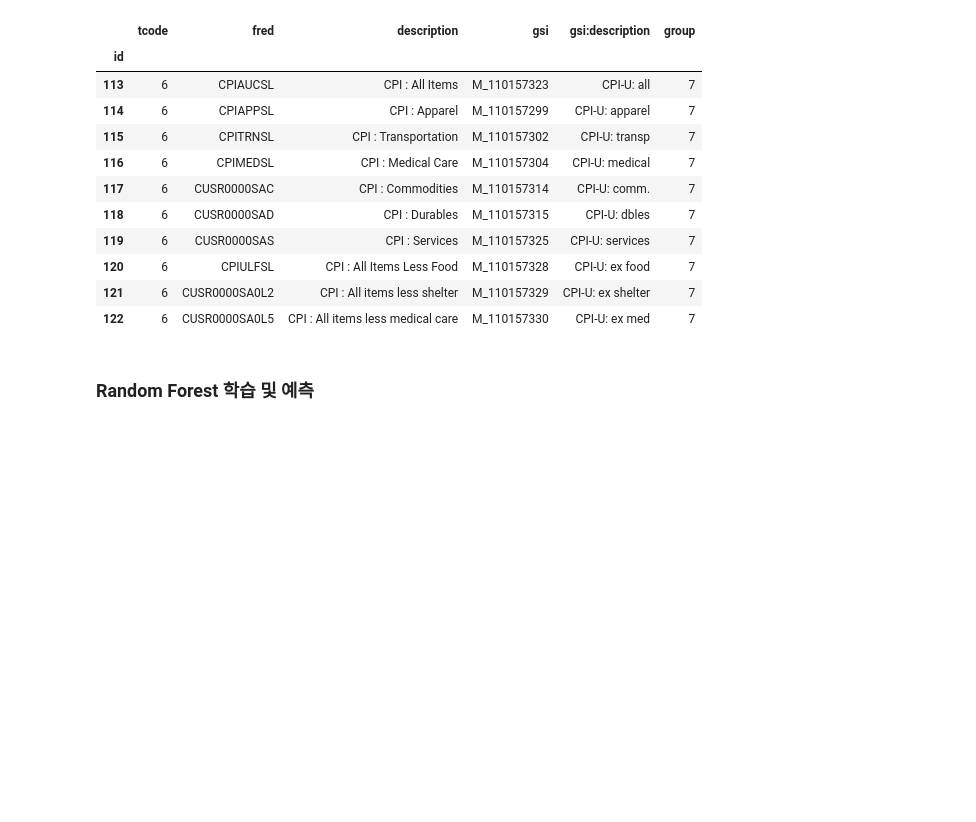
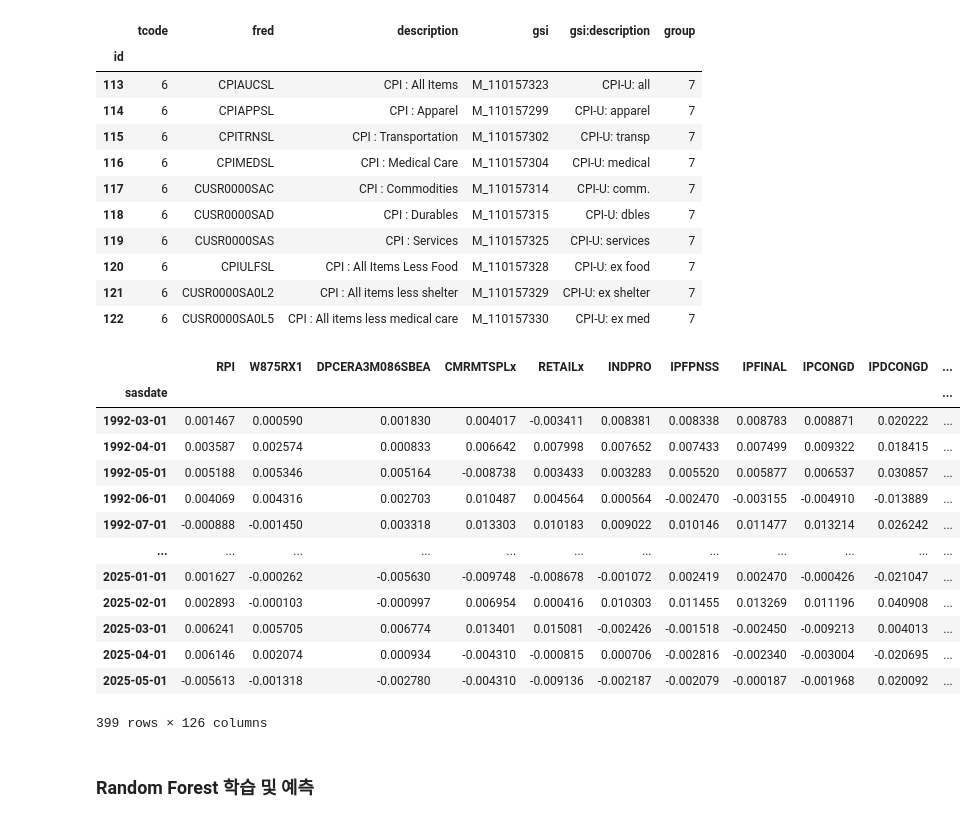
Before and after one commit to changhoon0807/bigdata, a Jupyter notebook: ml/ml.ipynb, the cells around one changed output. Drawn from its saved outputs; the diff is of its cells as text; code cells hidden in the pictures; blank space fills up the shorter version.

```diff
--- a/ml/ml.ipynb
+++ b/ml/ml.ipynb
@@ -33,4 +37,21 @@ df = df.fillna(method = 'ffill')
 df = df.dropna(axis = 0)
+# %%
+df
+# %% [output]
+|  | RPI | W875RX1 | DPCERA3M086SBEA | CMRMTSPLx | RETAILx | INDPRO | IPFPNSS | IPFINAL | IPCONGD | IPDCONGD | ... |
+| sasdate |  |  |  |  |  |  |  |  |  |  | ... |
+| 1992-03-01 | 0.001467 | 0.000590 | 0.001830 | 0.004017 | -0.003411 | 0.008381 | 0.008338 | 0.008783 | 0.008871 | 0.020222 | ... |
+| 1992-04-01 | 0.003587 | 0.002574 | 0.000833 | 0.006642 | 0.007998 | 0.007652 | 0.007433 | 0.007499 | 0.009322 | 0.018415 | ... |
+| 1992-05-01 | 0.005188 | 0.005346 | 0.005164 | -0.008738 | 0.003433 | 0.003283 | 0.005520 | 0.005877 | 0.006537 | 0.030857 | ... |
+| 1992-06-01 | 0.004069 | 0.004316 | 0.002703 | 0.010487 | 0.004564 | 0.000564 | -0.002470 | -0.003155 | -0.004910 | -0.013889 | ... |
+| 1992-07-01 | -0.000888 | -0.001450 | 0.003318 | 0.013303 | 0.010183 | 0.009022 | 0.010146 | 0.011477 | 0.013214 | 0.026242 | ... |
+| ... | ... | ... | ... | ... | ... | ... | ... | ... | ... | ... | ... |
+| 2025-01-01 | 0.001627 | -0.000262 | -0.005630 | -0.009748 | -0.008678 | -0.001072 | 0.002419 | 0.002470 | -0.000426 | -0.021047 | ... |
+| 2025-02-01 | 0.002893 | -0.000103 | -0.000997 | 0.006954 | 0.000416 | 0.010303 | 0.011455 | 0.013269 | 0.011196 | 0.040908 | ... |
+| 2025-03-01 | 0.006241 | 0.005705 | 0.006774 | 0.013401 | 0.015081 | -0.002426 | -0.001518 | -0.002450 | -0.009213 | 0.004013 | ... |
+| 2025-04-01 | 0.006146 | 0.002074 | 0.000934 | -0.004310 | -0.000815 | 0.000706 | -0.002816 | -0.002340 | -0.003004 | -0.020695 | ... |
+| 2025-05-01 | -0.005613 | -0.001318 | -0.002780 | -0.004310 | -0.009136 | -0.002187 | -0.002079 | -0.000187 | -0.001968 | 0.020092 | ... |
+399 rows × 126 columns
 # %% [markdown]
 ### Random Forest 학습 및 예측
 # %%
```
Also changed, not shown: parts of 36 cells of this notebook, 1 other file.
